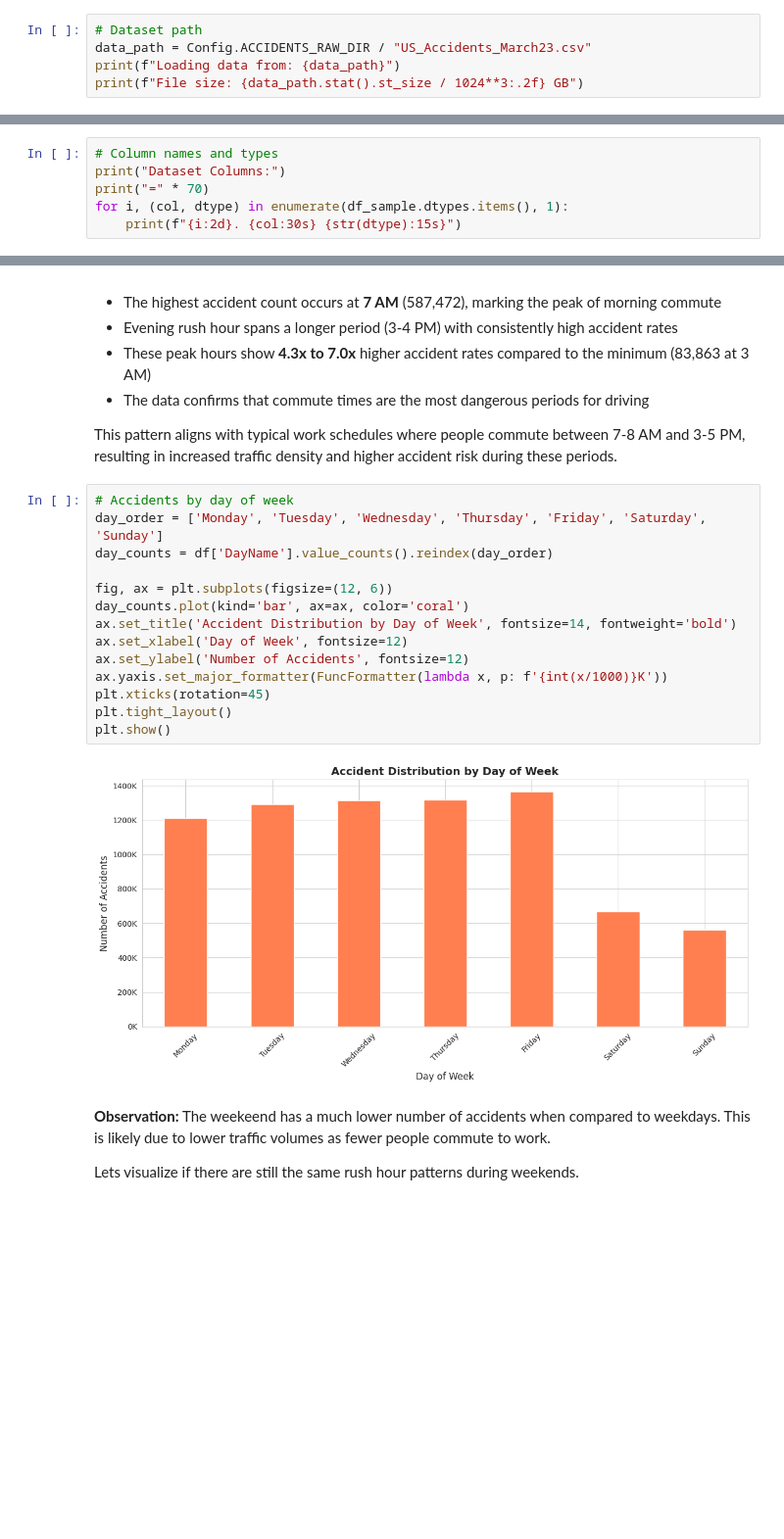
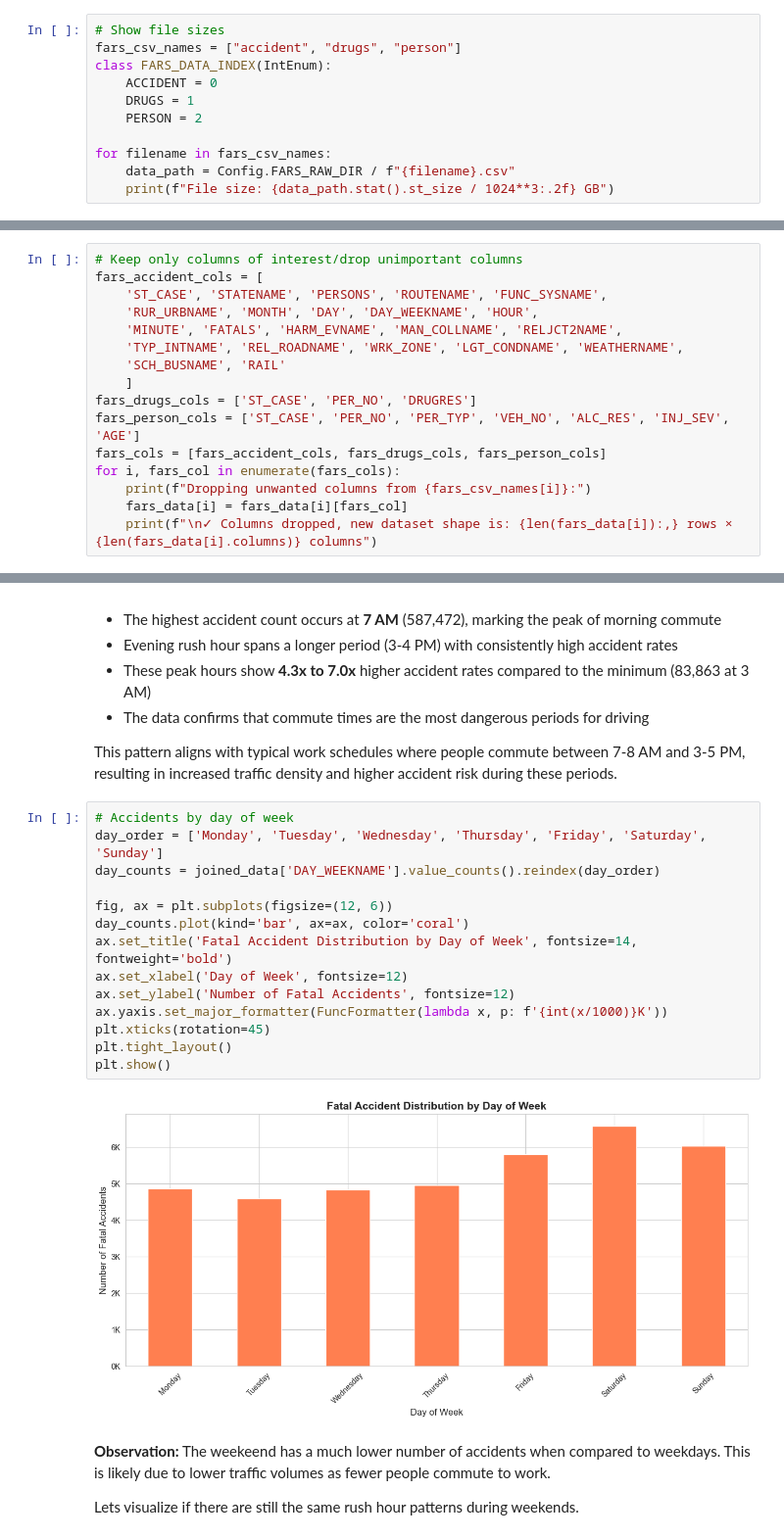
Before and after one commit to PFans-201/US_accidents_project, a Jupyter notebook: notebooks/01_data_loading_accidents.ipynb, the cells around one changed output, grey strips where cells are left out. Shown: that part at 98% size. Drawn from its saved outputs; the diff is of its cells as text; blank space fills up the shorter version.

```diff
--- a/notebooks/01_data_loading_accidents.ipynb
+++ b/notebooks/01_data_loading_accidents.ipynb
@@ -63,6 +61,12 @@ Let's load the dataset. For initial exploration, we'll load a sample to understa
 # %%
-# Dataset path
-data_path = Config.ACCIDENTS_RAW_DIR / "US_Accidents_March23.csv"
-print(f"Loading data from: {data_path}")
-print(f"File size: {data_path.stat().st_size / 1024**3:.2f} GB")
+# Show file sizes
+fars_csv_names = ["accident", "drugs", "person"]
+class FARS_DATA_INDEX(IntEnum):
+    ACCIDENT = 0
+    DRUGS = 1
+    PERSON = 2
+
+for filename in fars_csv_names:
+    data_path = Config.FARS_RAW_DIR / f"{filename}.csv"
+    print(f"File size: {data_path.stat().st_size / 1024**3:.2f} GB")
 # %% [output]
@@ -95,7 +139,17 @@ df_sample.head()
 # %%
-# Column names and types
-print("Dataset Columns:")
-print("=" * 70)
-for i, (col, dtype) in enumerate(df_sample.dtypes.items(), 1):
-    print(f"{i:2d}. {col:30s} {str(dtype):15s}")
+# Keep only columns of interest/drop unimportant columns
+fars_accident_cols = [
+    'ST_CASE', 'STATENAME', 'PERSONS', 'ROUTENAME', 'FUNC_SYSNAME',
+    'RUR_URBNAME', 'MONTH', 'DAY', 'DAY_WEEKNAME', 'HOUR',
+    'MINUTE', 'FATALS', 'HARM_EVNAME', 'MAN_COLLNAME', 'RELJCT2NAME',
+    'TYP_INTNAME', 'REL_ROADNAME', 'WRK_ZONE', 'LGT_CONDNAME', 'WEATHERNAME',
+    'SCH_BUSNAME', 'RAIL'
+    ]
+fars_drugs_cols = ['ST_CASE', 'PER_NO', 'DRUGRES']
+fars_person_cols = ['ST_CASE', 'PER_NO', 'PER_TYP', 'VEH_NO', 'ALC_RES', 'INJ_SEV', 'AGE']
+fars_cols = [fars_accident_cols, fars_drugs_cols, fars_person_cols]
+for i, fars_col in enumerate(fars_cols):
+    print(f"Dropping unwanted columns from {fars_csv_names[i]}:")
+    fars_data[i] = fars_data[i][fars_col]
+    print(f"\n✓ Columns dropped, new dataset shape is: {len(fars_data[i]):,} rows × {len(fars_data[i].columns)} columns")
 # %% [output]
@@ -581,19 +406,19 @@ This pattern aligns with typical work schedules where people commute between 7-8
 # %%
 # Accidents by day of week
 day_order = ['Monday', 'Tuesday', 'Wednesday', 'Thursday', 'Friday', 'Saturday', 'Sunday']
-day_counts = df['DayName'].value_counts().reindex(day_order)
+day_counts = joined_data['DAY_WEEKNAME'].value_counts().reindex(day_order)
 
 fig, ax = plt.subplots(figsize=(12, 6))
 day_counts.plot(kind='bar', ax=ax, color='coral')
-ax.set_title('Accident Distribution by Day of Week', fontsize=14, fontweight='bold')
+ax.set_title('Fatal Accident Distribution by Day of Week', fontsize=14, fontweight='bold')
 ax.set_xlabel('Day of Week', fontsize=12)
-ax.set_ylabel('Number of Accidents', fontsize=12)
+ax.set_ylabel('Number of Fatal Accidents', fontsize=12)
 ax.yaxis.set_major_formatter(FuncFormatter(lambda x, p: f'{int(x/1000)}K'))
 plt.xticks(rotation=45)
 plt.tight_layout()
 plt.show()
 # %% [output]
-[figure, old version]
+[figure, new version]
 # %% [markdown]
 **Observation:** The weekeend has a much lower number of accidents when compared to weekdays. This is likely due to lower traffic volumes as fewer people commute to work.
 
```
Also changed, not shown: parts of 53 cells of this notebook, 1 other file.
